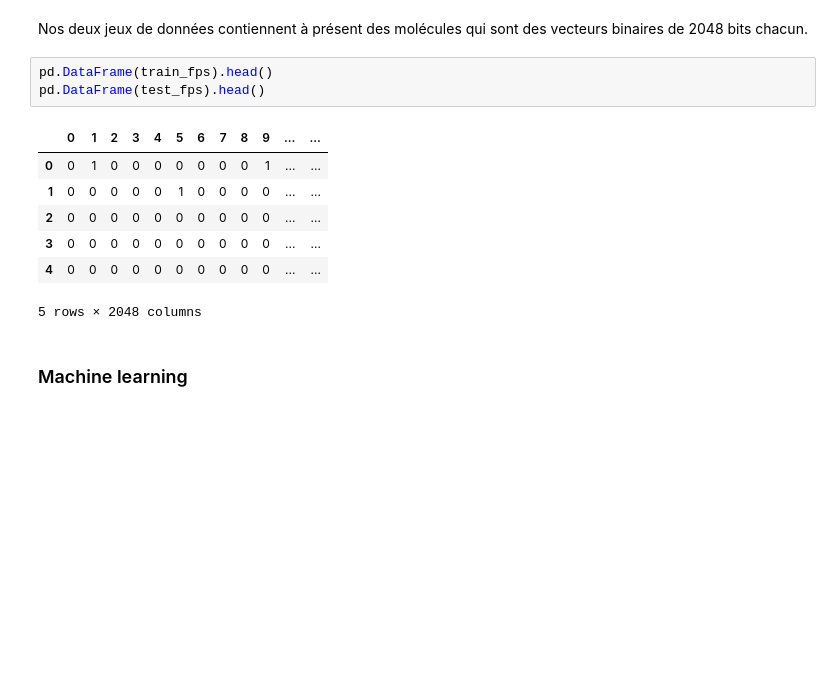
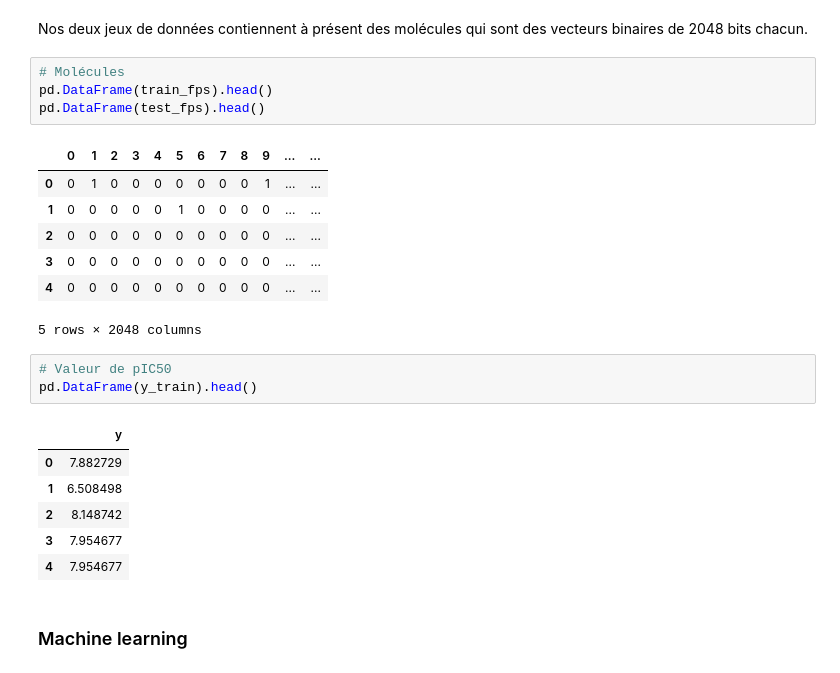
Before and after one commit to rachidsahli/Challenge-data-ens, a Jupyter notebook: Interaction_Molécule/pred_baseline.ipynb, the cells around one changed output. Cells and saved outputs as stored; diff of their text form; blank space fills up the shorter version.

```diff
--- a/Interaction_Molécule/pred_baseline.ipynb
+++ b/Interaction_Molécule/pred_baseline.ipynb
@@ -93,6 +95,7 @@ Le  dataset de test contient 2934 molécules encodées avec  2048 bits.
 # %% [markdown]
 Nos deux jeux de données contiennent à présent des molécules qui sont des vecteurs binaires de 2048 bits chacun.
 # %%
+# Molécules
 pd.DataFrame(train_fps).head()
 pd.DataFrame(test_fps).head()
 # %% [output]
@@ -103,6 +106,16 @@ pd.DataFrame(test_fps).head()
 | 3 | 0 | 0 | 0 | 0 | 0 | 0 | 0 | 0 | 0 | 0 | ... | ... |
 | 4 | 0 | 0 | 0 | 0 | 0 | 0 | 0 | 0 | 0 | 0 | ... | ... |
 5 rows × 2048 columns
+# %%
+# Valeur de pIC50
+pd.DataFrame(y_train).head()
+# %% [output]
+|  | y |
+| 0 | 7.882729 |
+| 1 | 6.508498 |
+| 2 | 8.148742 |
+| 3 | 7.954677 |
+| 4 | 7.954677 |
 # %% [markdown]
 ### Machine learning
 # %% [markdown]
```
Also changed, not shown: parts of 5 cells of this notebook.
